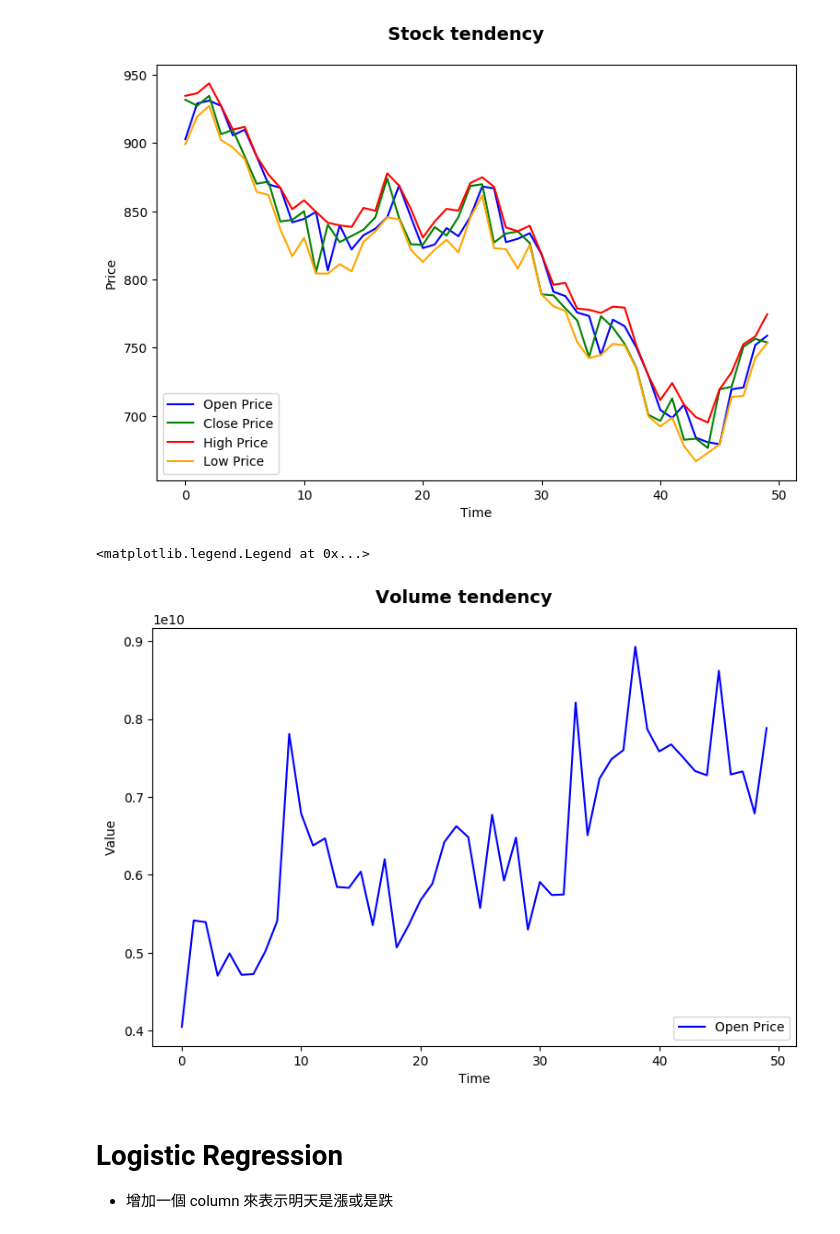
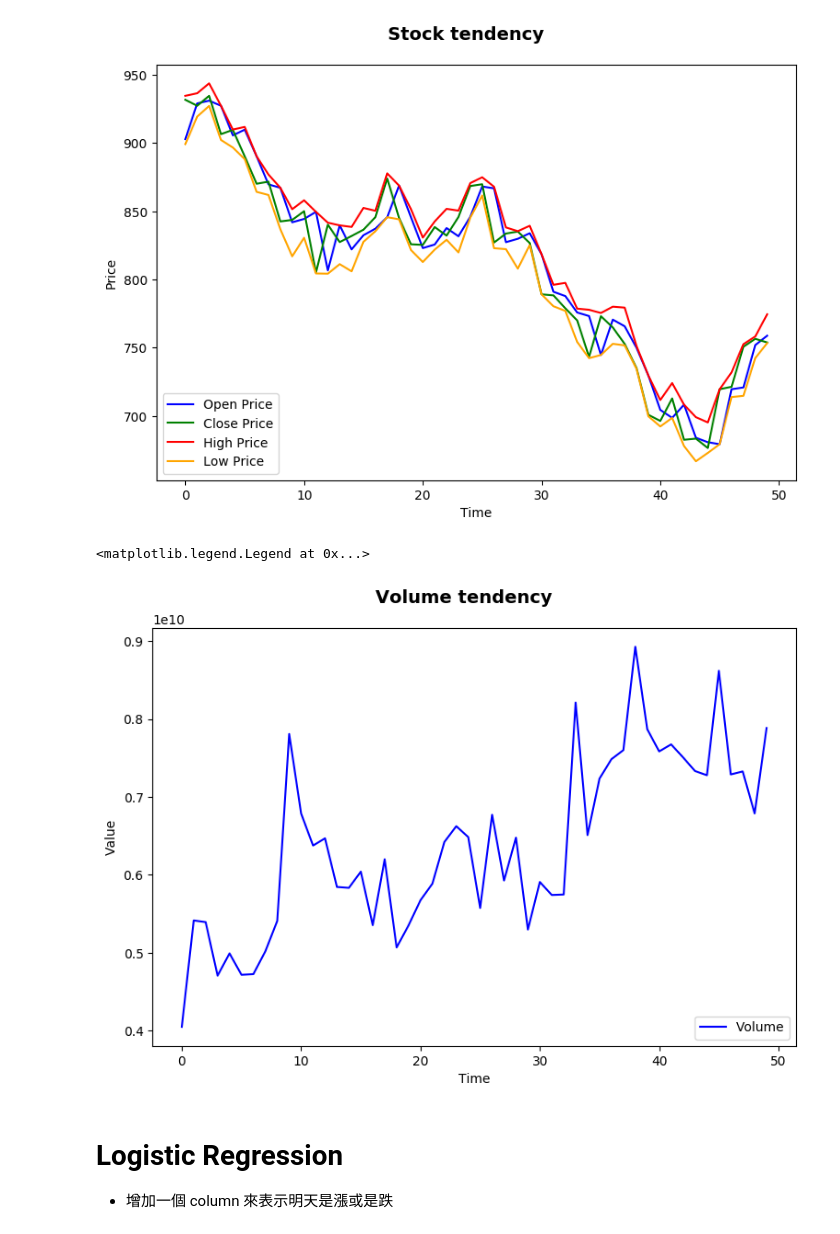
Before and after one commit to ChingChieh/FDA_regression_svm_nn, a Jupyter notebook: Stock up or down.ipynb, the cells around one changed output. Cells and saved outputs as stored; diff of their text form; code cells hidden in the pictures.

```diff
--- a/Stock up or down.ipynb
+++ b/Stock up or down.ipynb
@@ -59,14 +59,14 @@ ax.legend(loc=3)
 # %%
 fig = plt.figure(figsize=(9,6),dpi=100)
 fig.suptitle('Volume tendency',y = 0.95, fontsize = 14, fontweight='bold')
 ax = fig.add_subplot(1,1,1)
-ax.plot(df['Volume'][:50], color='b',label='Open Price')
+ax.plot(df['Volume'][:50], color='b',label='Volume')
 ax.set_xlabel("Time")
 ax.set_ylabel("Value")
 ax.legend(loc=4)
 # %% [output]
 <matplotlib.legend.Legend at 0x...>
-[figure, old version]
+[figure, new version]
 # %% [markdown]
 # Logistic Regression
 - 增加一個 column 來表示明天是漲或是跌
```
Also changed, not shown: parts of 18 cells of this notebook.
